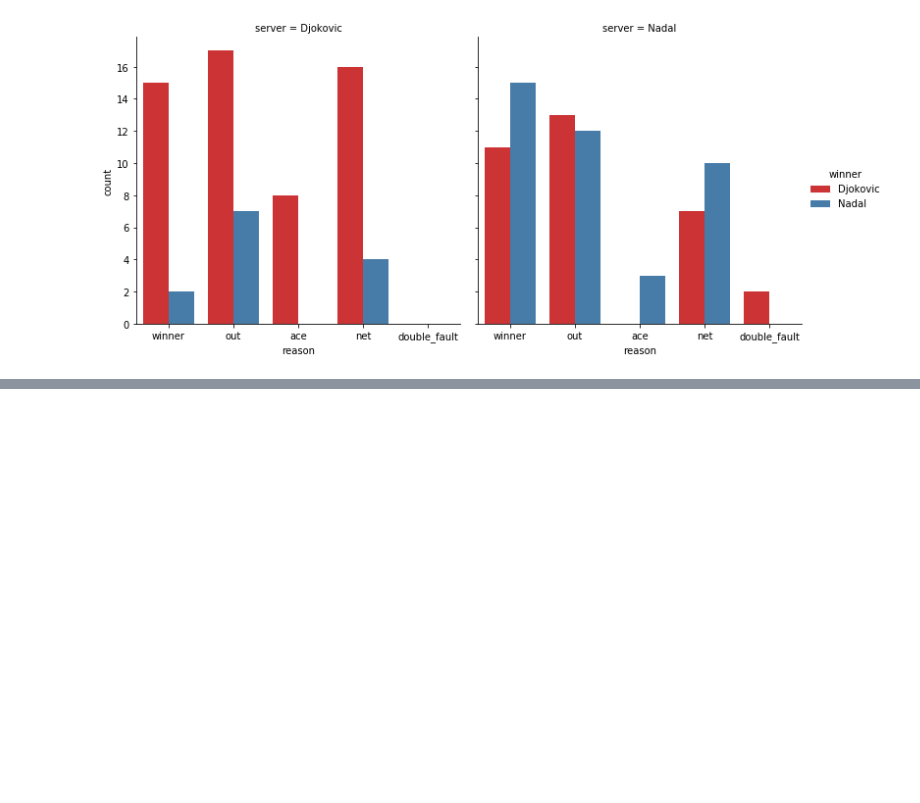
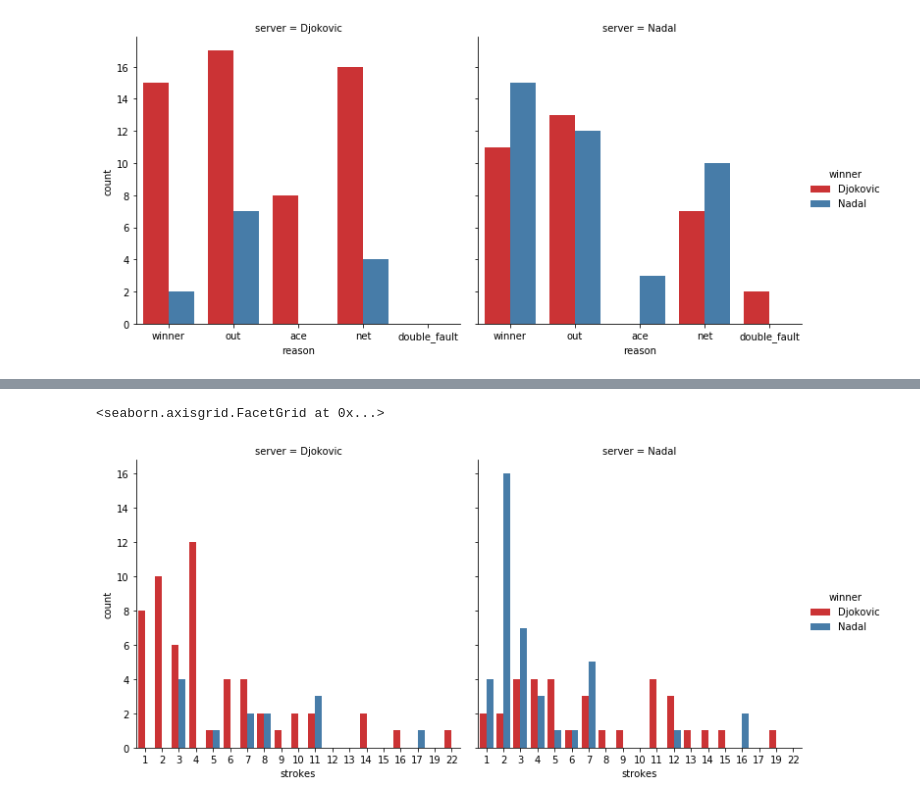
Before and after one commit to davisthrailkill/aus_open_final, a Jupyter notebook: aus_open_final.ipynb, the cells around one changed output, grey strips where cells are left out. Saved outputs shown, nothing was run; the diff lists cells and outputs as text; code cells hidden in the pictures; blank space fills up the shorter version.

```diff
--- a/aus_open_final.ipynb
+++ b/aus_open_final.ipynb
@@ -117,0 +150,5 @@ sns.catplot(x='reason', hue='winner', col='server', data=points, kind='count', p
+# %%
+sns.catplot(x='strokes', hue='winner', col='server', data=points, kind='count', palette='Set1')
+# %% [output]
+<seaborn.axisgrid.FacetGrid at 0x...>
+[figure, added]
```
Also changed, not shown: parts of 6 cells of this notebook.
